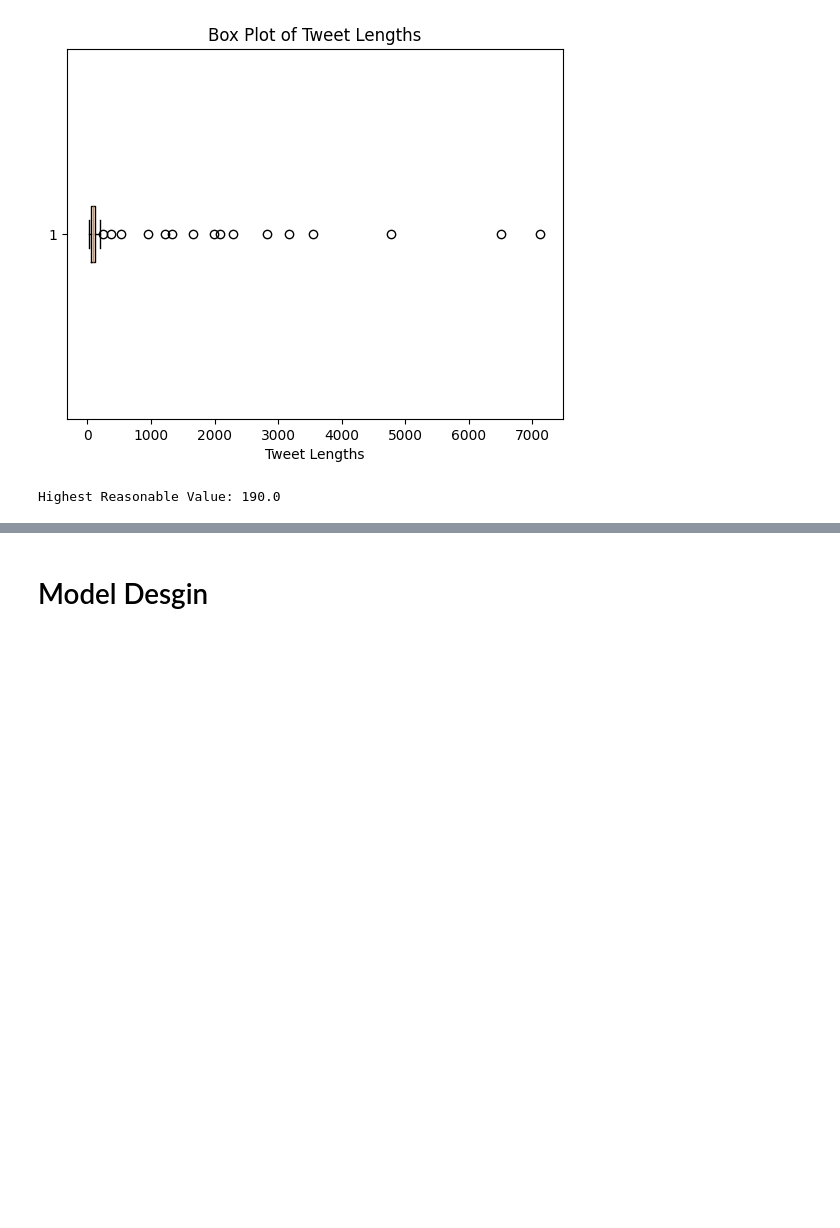
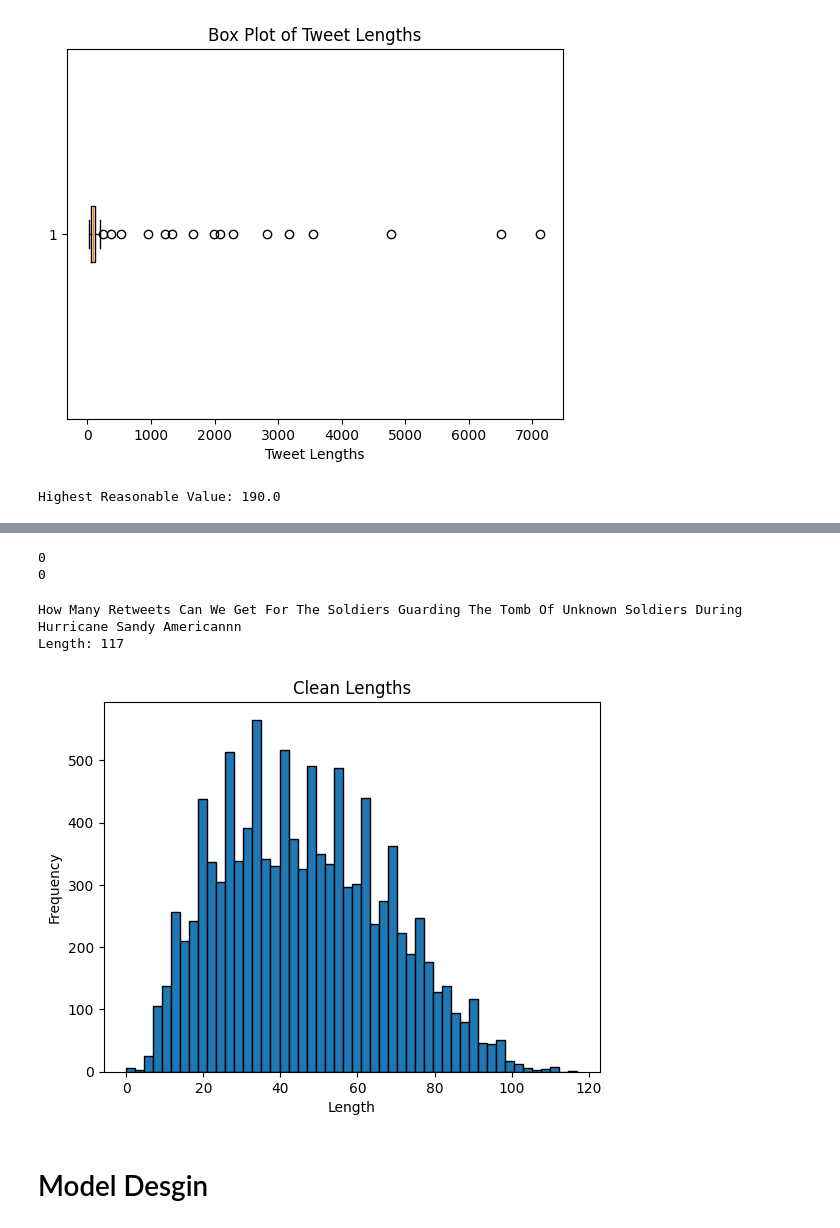
Before and after one commit to tee1g21/Machine-Learning-Technologies-Coursework, a Jupyter notebook: mediaEval.ipynb, the cells around one changed output, grey strips where cells are left out. Cells and saved outputs as stored; diff of their text form; code cells hidden in the pictures; blank space fills up the shorter version.

Commit message:
First preprocessing version complete

```diff
--- a/mediaEval.ipynb
+++ b/mediaEval.ipynb
@@ -296,6 +326,3 @@ plt.show()
 #replace 'humor' label with 'fake'
 train_df['label'] = train_df['label'].replace('humor', 'fake')
 test_df['label'] = test_df['label'].replace('humor', 'fake')
-# %%
-#remove URLs
-train_df['tweetText'] = train_df['tweetText'].apply(lambda x: re.sub(r'http\S+|\\\/\S+', '', x))
@@ -301,0 +356,10 @@ train_df['tweetText'] = train_df['tweetText'].apply(lambda x: re.sub(r'http\S+|\
+# %%
+#lemmatise to reduce total word count
+lemmatiser = WordNetLemmatizer()
+
+def lemmatise(text):
+    words = word_tokenize(text)
+    lemmatised_words = [lemmatiser.lemmatize(word) for word in words]
+    return ' '.join(lemmatised_words)
+
+train_df["lemmatisedText"] = train_df["cleanText"].apply(lemmatise)
@@ -302,3 +375,31 @@ train_df['tweetText'] = train_df['tweetText'].apply(lambda x: re.sub(r'http\S+|\
+# %%
+#remove duplicates
+print(train_df["cleanText"].duplicated().sum())
+train_df.drop_duplicates(subset=["cleanText"], keep="first", inplace=True)
+print(train_df["cleanText"].duplicated().sum())
+# %% [output]
+0
+0
+# %%
+#lengths of cleaned text
+train_df["cleanLength"] = train_df["cleanText"].apply(len)
+
+top_indices = train_df["cleanLength"].nlargest(16).index
+longest_tweets = train_df.loc[top_indices, "cleanText"]
+
+print(f"{longest_tweets.values[0]}\nLength: {len(longest_tweets.values[0])}")
+
+#new distribution of cleaned lengths
+plt.hist(train_df["cleanLength"], bins=50, edgecolor='black')
+
+plt.title("Clean Lengths")
+plt.xlabel("Length")
+plt.ylabel("Frequency")
+plt.show()
+# %% [output]
+How Many Retweets Can We Get For The Soldiers Guarding The Tomb Of Unknown Soldiers During Hurricane Sandy Americannn
+Length: 117
+[figure, added]
 # %% [markdown]
 # Model Desgin
 # %% [markdown]
```
Also changed, not shown: parts of 11 cells of this notebook.
